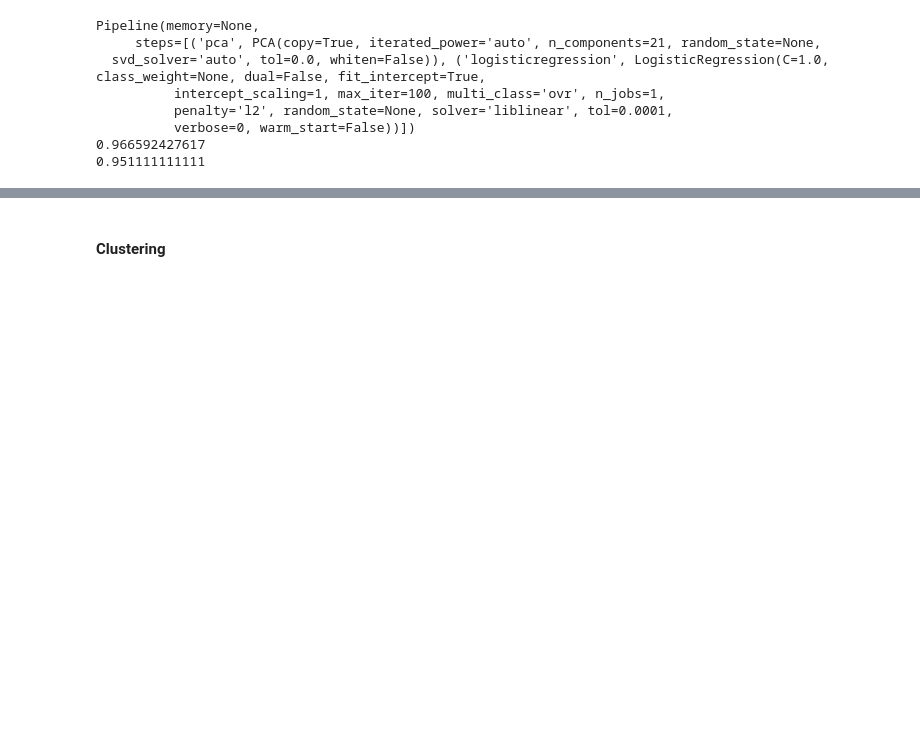
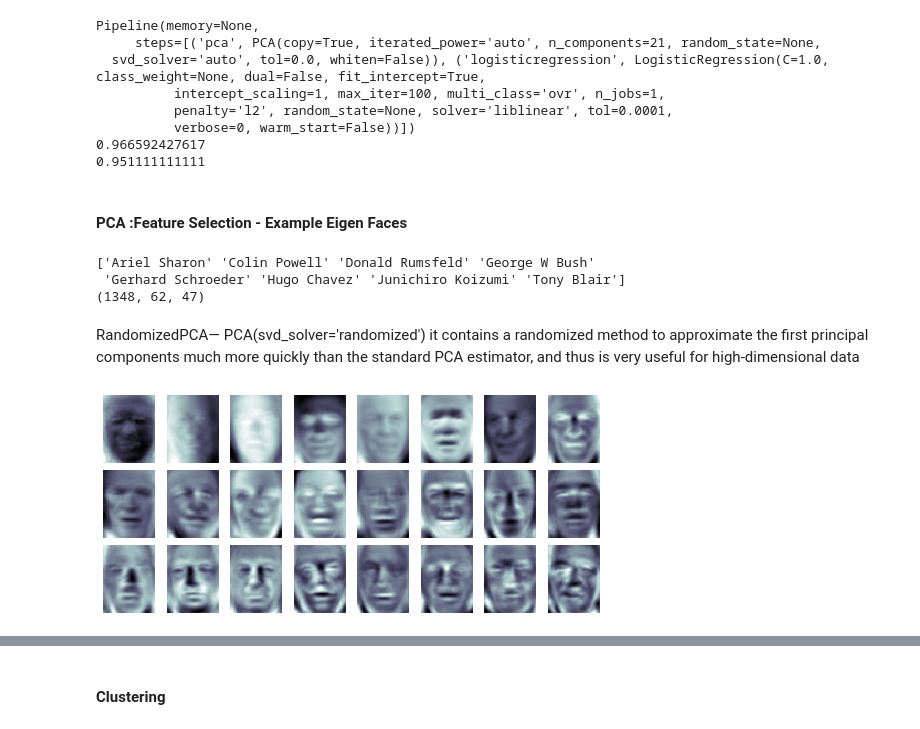
Before and after one commit to krishnamohan-seelam/AML, a Jupyter notebook: AML-05-PCA.ipynb, the cells around one changed output, grey strips where cells are left out. Cells and saved outputs as stored; diff of their text form; code cells hidden in the pictures; blank space fills up the shorter version.

Commit message:
Added Eigen faces example

```diff
--- a/AML-05-PCA.ipynb
+++ b/AML-05-PCA.ipynb
@@ -232,3 +236,28 @@ Pipeline(memory=None,
           verbose=0, warm_start=False))])
 0.966592427617
 0.951111111111
+# %% [markdown]
+#### PCA :Feature Selection - Example Eigen Faces
+# %%
+from sklearn.datasets import fetch_lfw_people
+faces = fetch_lfw_people(min_faces_per_person=60)
+print(faces.target_names)
+print(faces.images.shape)
+# %% [output]
+['Ariel Sharon' 'Colin Powell' 'Donald Rumsfeld' 'George W Bush'
+ 'Gerhard Schroeder' 'Hugo Chavez' 'Junichiro Koizumi' 'Tony Blair']
+(1348, 62, 47)
+# %% [markdown]
+RandomizedPCA— PCA(svd_solver='randomized') it contains a randomized method to approximate the first  principal components much more quickly than the standard PCA estimator, and thus is very useful for high-dimensional data
+# %%
+from sklearn.decomposition import PCA
+pca  = PCA(n_components =150,svd_solver='randomized')
+pca.fit(faces.data)
+fig, axes = plt.subplots(3, 8, figsize=(9, 4),
+                               subplot_kw={'xticks':[], 'yticks':[]},
+                               gridspec_kw=dict(hspace=0.1, wspace=0.1))
+for i, ax in enumerate(axes.flat):
+    ax.imshow(pca.components_[i].reshape(62, 47), cmap='bone')
+plt.show()
+# %% [output]
+[figure, added]
```
Also changed, not shown: parts of 6 cells of this notebook.
